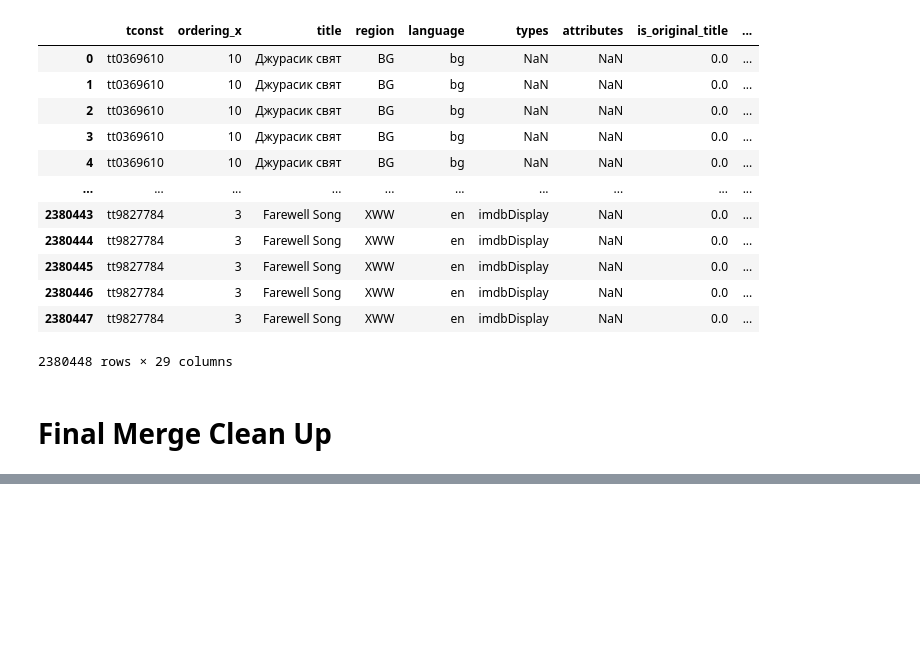
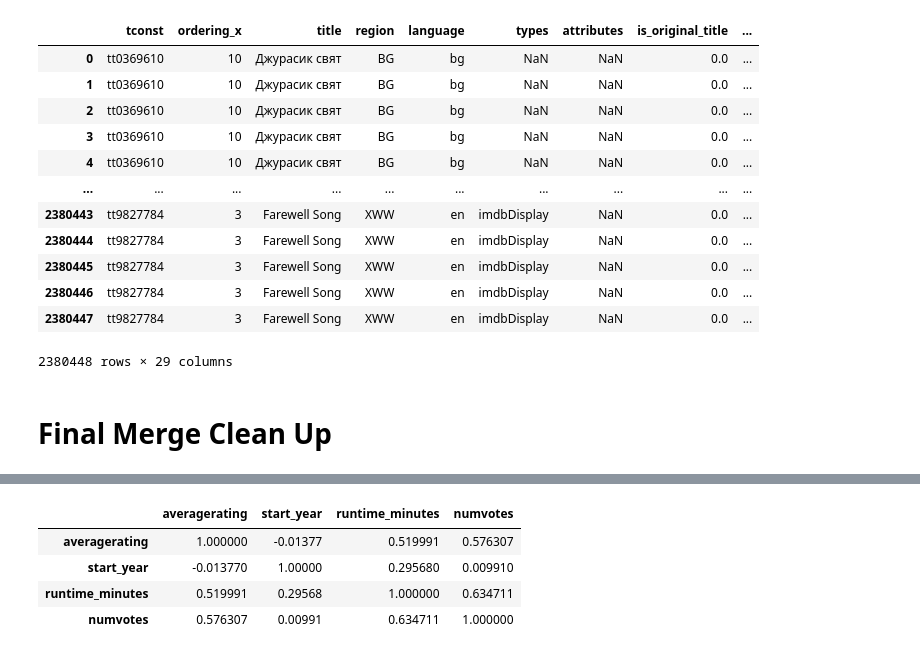
Before and after one commit to kyledufrane/Microsoft_Movie_Analysis, a Jupyter notebook: **master_cleaned_sheet.ipynb, the cells around one changed output, grey strips where cells are left out. Saved outputs shown, nothing was run; the diff lists cells and outputs as text; code cells hidden in the pictures; blank space fills up the shorter version.

```diff
--- a/**master_cleaned_sheet.ipynb
+++ b/**master_cleaned_sheet.ipynb
@@ -443,0 +704,8 @@ final_merge
+# %%
+avg_rating.corr()
+# %% [output]
+|  | averagerating | start_year | runtime_minutes | numvotes |
+| averagerating | 1.000000 | -0.01377 | 0.519991 | 0.576307 |
+| start_year | -0.013770 | 1.00000 | 0.295680 | 0.009910 |
+| runtime_minutes | 0.519991 | 0.29568 | 1.000000 | 0.634711 |
+| numvotes | 0.576307 | 0.00991 | 0.634711 | 1.000000 |
```
Also changed, not shown: parts of 29 cells of this notebook, 1 other file.
